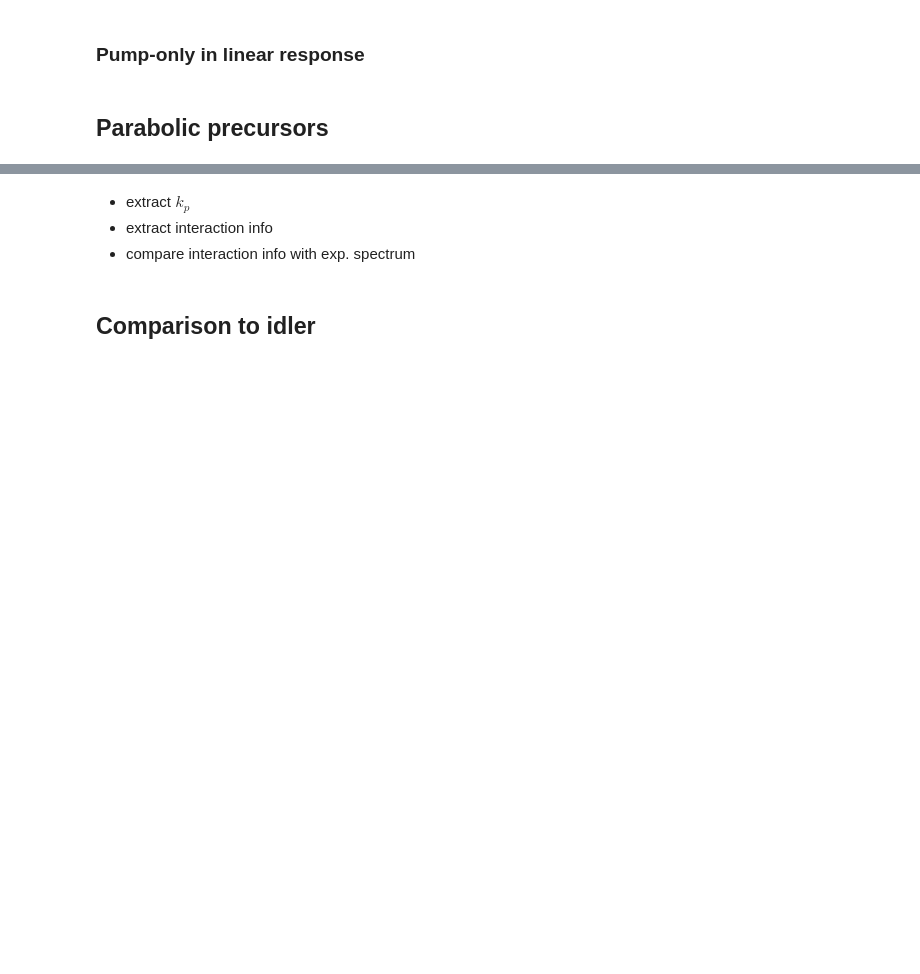
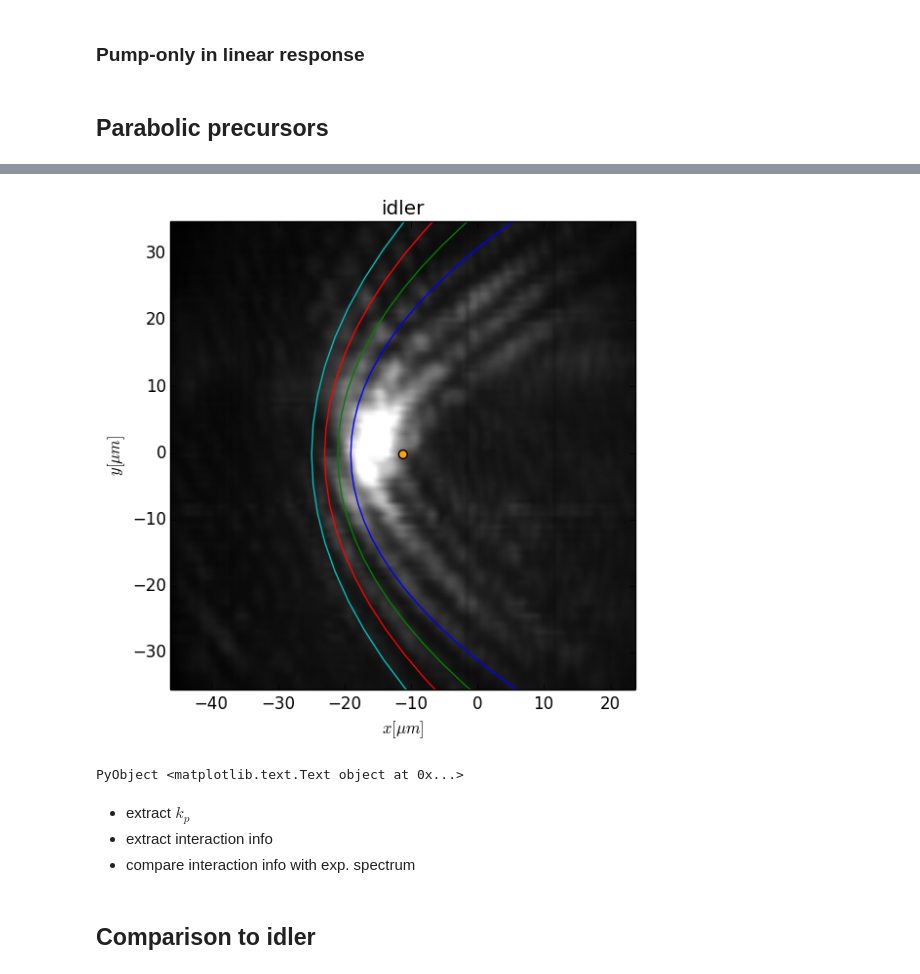
Before and after one commit to berceanu/notebooks, a Jupyter notebook: julia/april/fitting.ipynb, the cells around one changed output, grey strips where cells are left out. Drawn from its saved outputs; the diff is of its cells as text; code cells hidden in the pictures; blank space fills up the shorter version.

```diff
--- a/julia/april/fitting.ipynb
+++ b/julia/april/fitting.ipynb
@@ -218,3 +264,23 @@ consistent.
+# %%
+idldata = getexpfile("E-idler.dat")
+tidldata = truncdata(idldata; cmax = 180.)
+ctidldata, cx, cy = cropdata(tidldata, x, y; xcenter=xdef, ycenter=ydef, side=35.);
+# %%
+plt.imshow(ctidldata, ColorMap("gray"), origin="lower",
+                      extent=[cx[1], cx[end], cy[1], cy[end]])
+for par in parabolas
+    plt.plot(par.xpoints, par.ypoints)
+end
+plt.scatter(xdef, ydef, s=40, c="orange", marker="o")
+plt.axis("image")
+plt.title("idler")
+plt.ylim(cy[1], cy[end])
+plt.xlim(cx[1], cx[end])
+plt.xlabel(L"$x [\mu m]$")
+plt.ylabel(L"$y [\mu m]$")
+# %% [output]
+[figure, added]
+PyObject <matplotlib.text.Text object at 0x...>
 # %% [markdown]
 - extract $k_p$
 - extract interaction info
```
Also changed, not shown: parts of 22 cells of this notebook.
